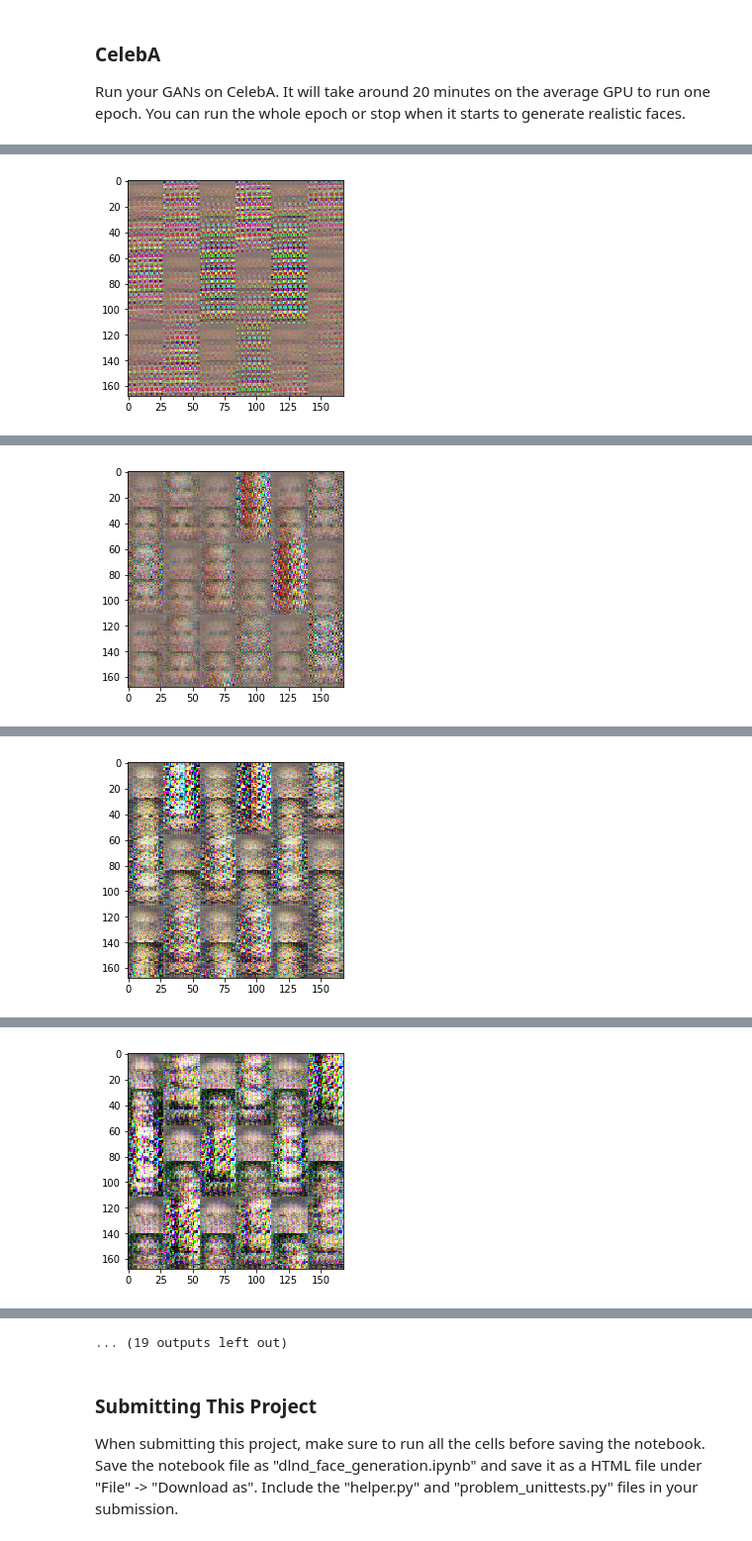
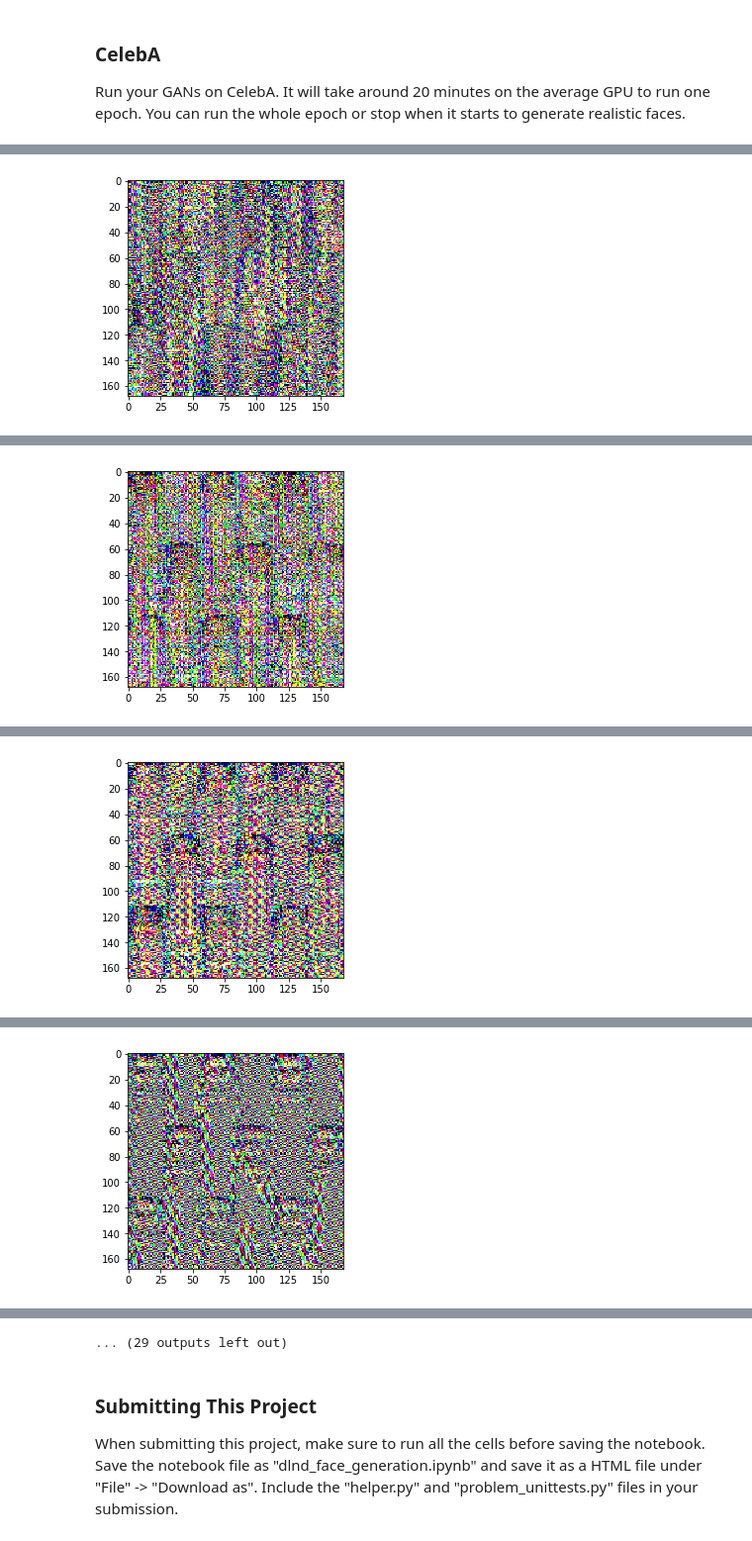
Before and after one commit to eleanorstrib/gan-generate-faces, a Jupyter notebook: dlnd_face_generation.ipynb, the cells around one changed output, grey strips where cells are left out. Shown at 99% size. Drawn from its saved outputs; the diff is of its cells as text; code cells hidden in the pictures.

```diff
--- a/dlnd_face_generation.ipynb
+++ b/dlnd_face_generation.ipynb
@@ -132,7 +133,7 @@ Tests Passed
 ### Discriminator
 Implement `discriminator` to create a discriminator neural network that discriminates on `images`.  This function should be able to reuse the variables in the neural network.  Use [`tf.variable_scope`](https://www.tensorflow.org/api_docs/python/tf/variable_scope) with a scope name of "discriminator" to allow the variables to be reused.  The function should return a tuple of (tensor output of the discriminator, tensor logits of the discriminator).
 # %%
-def discriminator(images, reuse=False):
+def discriminator(images, reuse=False, alpha=0.2):
     """
     Create the discriminator network
     :param images: Tensor of input image(s)--> Tensor("Placeholder:0", shape=(?, 28, 28, 3), dtype=float32)
@@ -144,7 +145,6 @@ def discriminator(images, reuse=False):
         # input layer --> 28, 28, 3
         start_dim = 32
         kernel_sz = 5
-        alpha = 0.2
         strides = 2
 
         layer_0 = tf.layers.conv2d(images, start_dim, kernel_sz, strides=strides, padding='same')
@@ -179,7 +179,7 @@ Tests Passed
 ### Generator
 Implement `generator` to generate an image using `z`. This function should be able to reuse the variables in the neural network.  Use [`tf.variable_scope`](https://www.tensorflow.org/api_docs/python/tf/variable_scope) with a scope name of "generator" to allow the variables to be reused. The function should return the generated 28 x 28 x `out_channel_dim` images.
 # %%
-def generator(z, out_channel_dim, is_train=True):
+def generator(z, out_channel_dim, is_train=True, alpha=0.2):
     """
     Create the generator network
     :param z: Input z --> Tensor("Placeholder:0", shape=(?, 100), dtype=float32)
@@ -191,7 +191,6 @@ def generator(z, out_channel_dim, is_train=True):
     with tf.variable_scope('generator', reuse=not is_train):
         start_dim = 512
         kernel_sz = 5
-        alpha = 0.2
         strides = 2
         #100
         layer_0 = tf.layers.dense(z, 7*7*start_dim)
@@ -242,29 +241,30 @@ def model_loss(input_real, input_z, out_channel_dim):
     """
     # TODO: Implement Function
     smooth = 0.1
+    alpha=0.2
 
     #generator with z input
-    g_mod = generator(input_z, out_channel_dim)
+    g_mod = generator(input_z, out_channel_dim, alpha=alpha)
 
     # discriminator with real input and g_mod output
-    d_out_real, d_log_real = discriminator(input_real)
-    d_out_fake, d_log_fake = discriminator(g_mod, reuse=True)
+    d_out_real, d_log_real = discriminator(input_real, alpha=alpha)
+    d_out_fake, d_log_fake = discriminator(g_mod, reuse=True, alpha=alpha)
 
     d_loss_real = tf.reduce_mean(
                                 tf.nn.sigmoid_cross_entropy_with_logits(
                                     logits=d_log_real,
-                                    labels=tf.ones_like(d_log_real) * (1 - smooth)
+                                    labels=tf.ones_like(d_out_real)
                                  ))
 
     d_loss_fake = tf.reduce_mean(
                                 tf.nn.sigmoid_cross_entropy_with_logits(
                                 logits=d_log_fake,
-                                labels=tf.zeros_like(d_log_fake)))
+                                labels=tf.zeros_like(d_out_fake)))
 
     d_loss = d_loss_real + d_loss_fake
 
     g_loss = tf.reduce_mean(tf.nn.sigmoid_cross_entropy_with_logits(logits=d_log_fake,
-                                                                 labels=tf.ones_like(d_log_fake)))
+                                                                 labels=tf.ones_like(d_out_fake)))
 
 
     return (d_loss, g_loss)
@@ -473,11 +474,15 @@ Epoch 2/2 600 steps - training losses:  discriminator: 1.3373 | generator 1.2492
 ### CelebA
 Run your GANs on CelebA.  It will take around 20 minutes on the average GPU to run one epoch.  You can run the whole epoch or stop when it starts to generate realistic faces.
 # %%
-batch_size = 128
-z_dim = 75
-learning_rate = 0.0005
-beta1 = 0.4
+batch_size = 100 #64 #128
+z_dim = 100 #100 #110
+learning_rate =  0.005 ##0.0005
+beta1 = 0.5 #0.4
 
+#Epoch 1/1 1580 steps - training losses:  discriminator: 0.7630 | generator 5.3722 - stopped earlly
+#Epoch 1/1 3000 steps - training losses:  discriminator: 0.1074 | generator 6.1110
+#Epoch 1/1 2360 steps - training losses:  discriminator: 233.2417 | generator 613.2948 - stopped early
+#Epoch 1/1 540 steps - training losses:  discriminator: 4.4537 | generator 59.3181 - stopped early
 
 """
 DON'T MODIFY ANYTHING IN THIS CELL THAT IS BELOW THIS LINE
@@ -497 +502 @@ Epoch 1/1 100 steps - training losses:  discriminator: 0.6595 | generator 2.6221
-[figure, old version]
+[figure, new version]
@@ -503 +508 @@ Epoch 1/1 200 steps - training losses:  discriminator: 0.6589 | generator 3.1235
-[figure, old version]
+[figure, new version]
@@ -509 +514 @@ Epoch 1/1 300 steps - training losses:  discriminator: 0.7571 | generator 2.3885
-[figure, old version]
+[figure, new version]
@@ -515 +520 @@ Epoch 1/1 400 steps - training losses:  discriminator: 0.6764 | generator 2.8566
-[figure, old version]
+[figure, new version]
@@ -528,4 +533,4 @@ Epoch 1/1 600 steps - training losses:  discriminator: 0.8849 | generator 2.6992
-... (19 outputs left out)
+... (29 outputs left out)
 # %% [markdown]
 ### Submitting This Project
 When submitting this project, make sure to run all the cells before saving the notebook. Save the notebook file as "dlnd_face_generation.ipynb" and save it as a HTML file under "File" -> "Download as". Include the "helper.py" and "problem_unittests.py" files in your submission.
```
Also changed, not shown: parts of 3 cells of this notebook.
